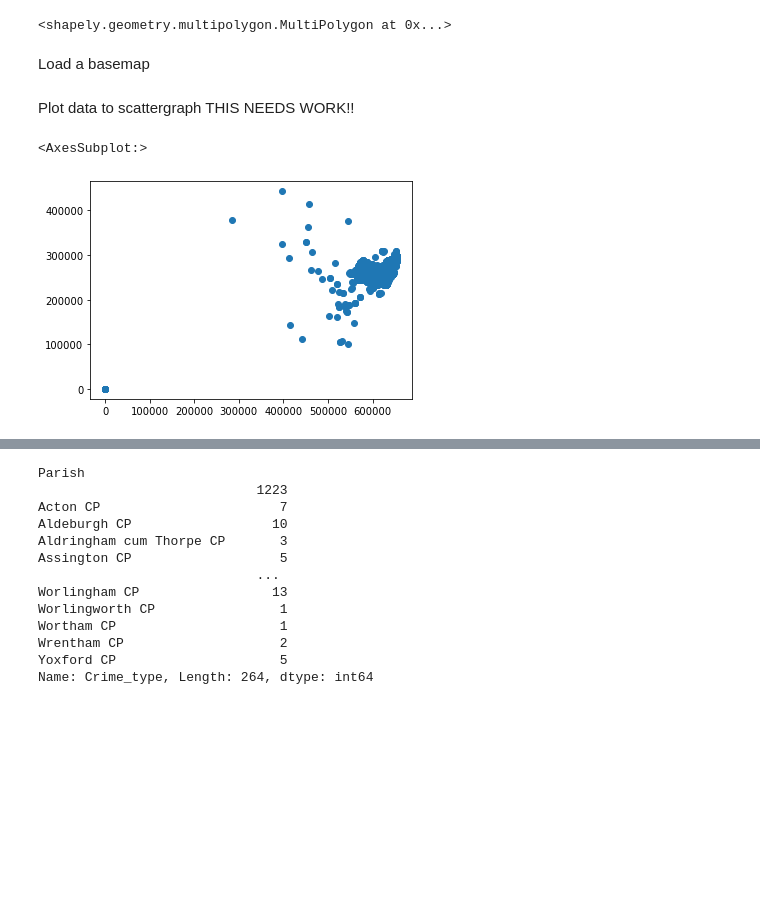
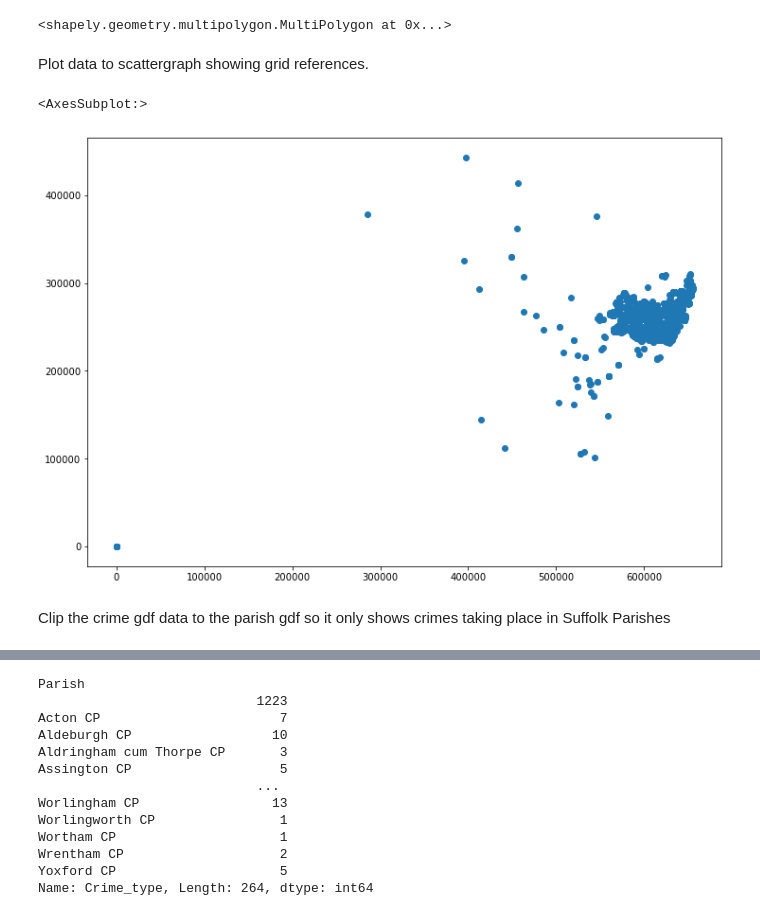
Before and after one commit to GregMcS/egm722CrimeProj, a Jupyter notebook: jupyter-notebook.ipynb, the cells around one changed output, grey strips where cells are left out. Cells and saved outputs as stored; diff of their text form; code cells hidden in the pictures; blank space fills up the shorter version.

```diff
--- a/jupyter-notebook.ipynb
+++ b/jupyter-notebook.ipynb
@@ -110,5 +110,3 @@ Load a single parish using row number
 parishes.loc[0, 'geometry'] #adjust number to select parish
 # %% [output]
 <shapely.geometry.multipolygon.MultiPolygon at 0x...>
-# %% [markdown]
-Load a basemap
@@ -122,28 +113,9 @@ except ImportError:
 # %% [markdown]
-Plot data to scattergraph THIS NEEDS WORK!!
+Plot data to scattergraph showing grid references.
 # %%
-crime.plot()
-
-#plt.scatter(x=df['X'], y=df['Y']) #plot scatter using csv X,Y columns
-#plt.show() #show plot
-
-#fig, axs = plt.subplots(2, 2)
-
-#x = df['X']
-#y = df['Y']
-
-#sigmas = [0, 16, 32, 64]
-
-#for ax, s in zip(axs.flatten(), sigmas):
-    #if s == 0:
-        #ax.plot(x, y, 'k.', markersize=5)
-        #ax.set_title("Scatter plot")
-    #else:
-        #for ax, interp_method in zip(axs.flat, methods):
-            #ax.imshow(df, interpolation=interp_method, cmap='viridis')
-            #ax.set_title(str(interp_method))
-
-#plt.show()
+crime.plot(figsize=(12,10))
 # %% [output]
 <AxesSubplot:>
-[figure, old version]
+[figure, new version]
+# %% [markdown]
+Clip the crime gdf data to the parish gdf so it only shows crimes taking place in Suffolk Parishes
```
Also changed, not shown: parts of 15 cells of this notebook.
